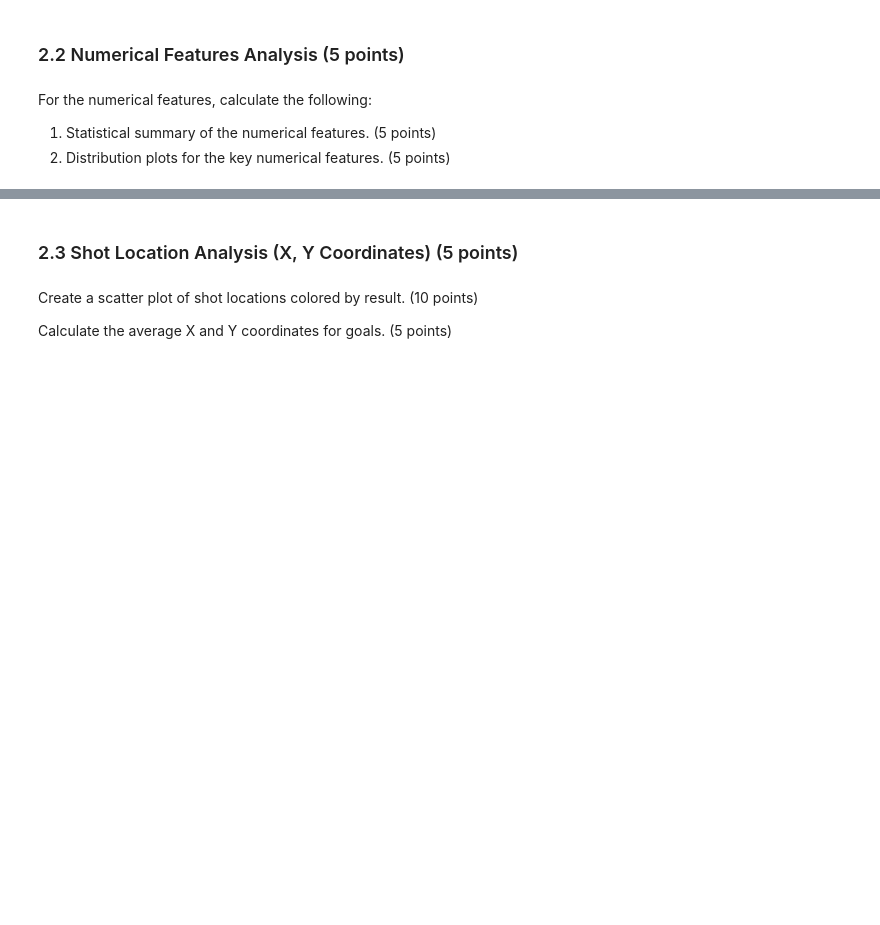
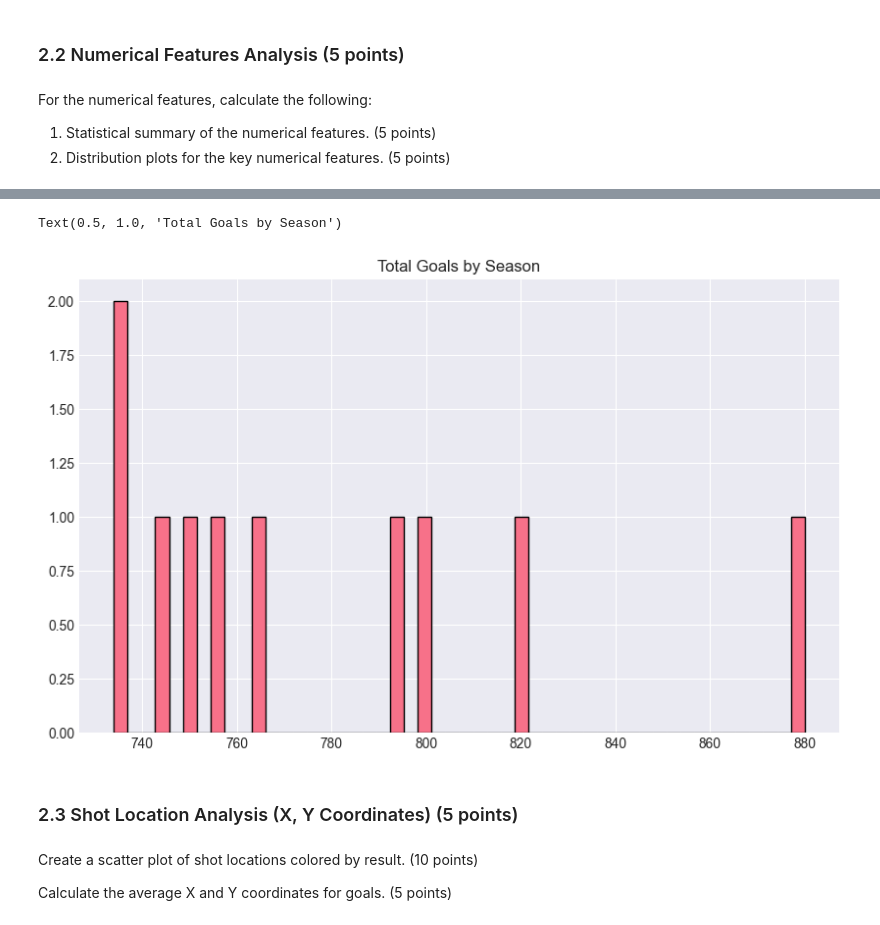
Before and after one commit to smgibson19/ds701_fa25_midterm_challenge_sports, a Jupyter notebook: LALIGA_Analysis_Challenge.ipynb, the cells around one changed output, grey strips where cells are left out. Cells and saved outputs as stored; diff of their text form; code cells hidden in the pictures; blank space fills up the shorter version.

```diff
--- a/LALIGA_Analysis_Challenge.ipynb
+++ b/LALIGA_Analysis_Challenge.ipynb
@@ -259,0 +283,14 @@ For the numerical features, calculate the following:
+# %%
+# distribution of goals by season?
+
+goal_season = df.groupby(['season', 'result']).size().reset_index()
+goal_season = goal_season[goal_season['result'] == 'Goal']
+goal_season.rename(columns = {0: 'count'}, inplace= True)
+goal_season.drop(columns= 'result', inplace= True)
+
+plt.figure(figsize=(10, 6))
+goal_season['count'].hist(bins = 50, edgecolor='black')
+plt.title('Total Goals by Season')
+# %% [output]
+Text(0.5, 1.0, 'Total Goals by Season')
+[figure, added]
```
Also changed, not shown: parts of 6 cells of this notebook.
